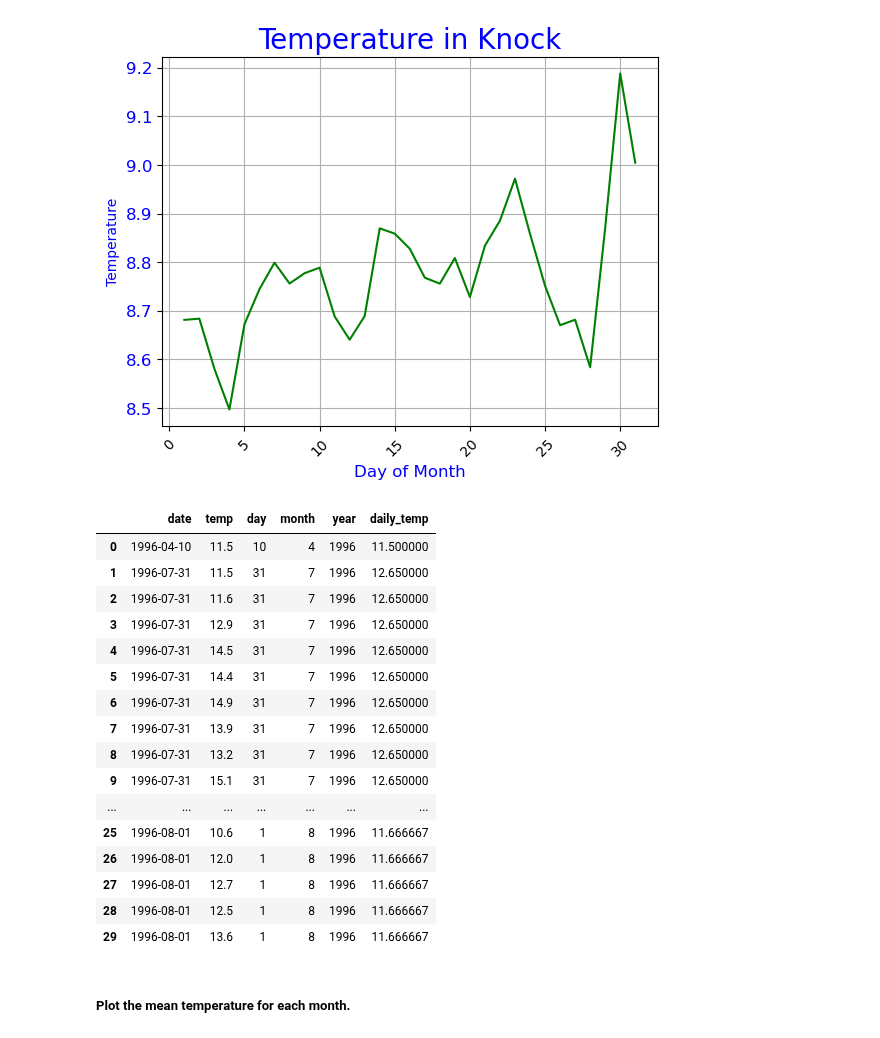
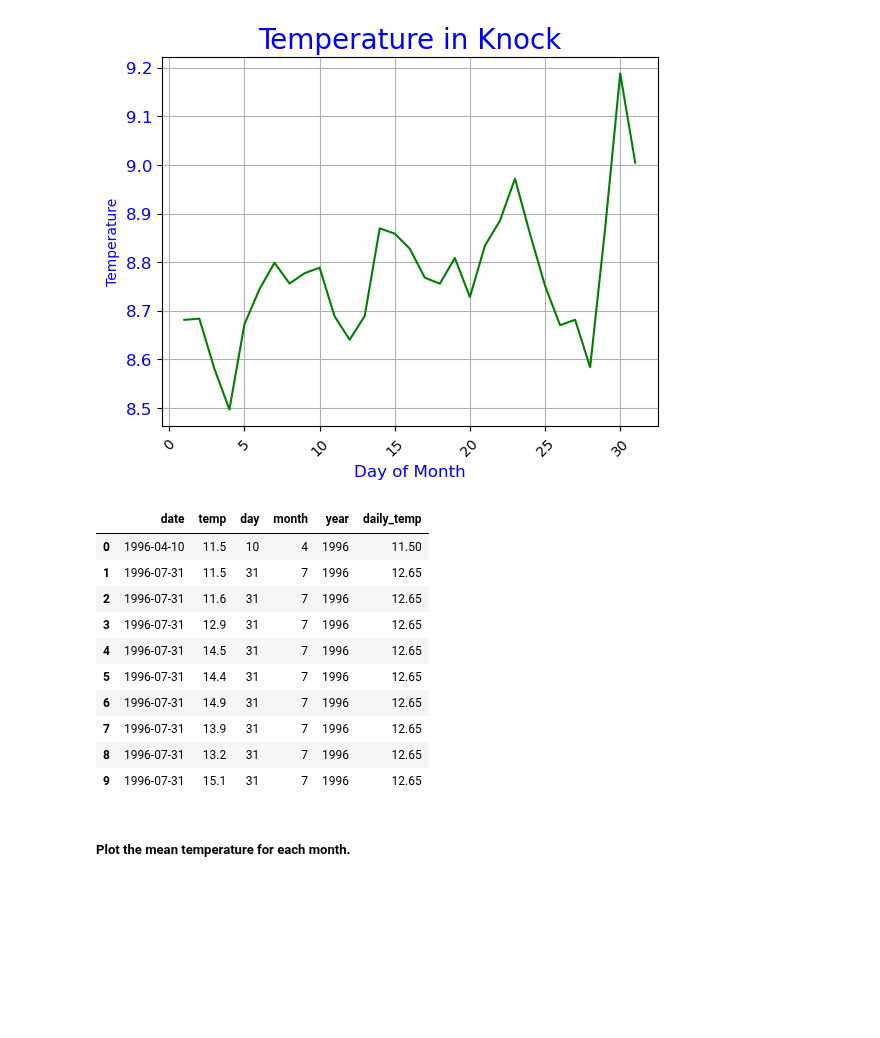
Before and after one commit to Jennyicano/PFDA, a Jupyter notebook: assignments/assignment_6_Weather.ipynb, the cells around one changed output. Drawn from its saved outputs; the diff is of its cells as text; code cells hidden in the pictures; blank space fills up the shorter version.

```diff
--- a/assignments/assignment_6_Weather.ipynb
+++ b/assignments/assignment_6_Weather.ipynb
@@ -261,25 +261,19 @@ plt.show()
 # %% [output]
 [figure]
 # %%
-df[['date', 'temp', 'day', 'month', 'year', 'daily_temp']][:30]
+df[['date', 'temp', 'day', 'month', 'year', 'daily_temp']][:10]
 # %% [output]
 |  | date | temp | day | month | year | daily_temp |
-| 0 | 1996-04-10 | 11.5 | 10 | 4 | 1996 | 11.500000 |
-| 1 | 1996-07-31 | 11.5 | 31 | 7 | 1996 | 12.650000 |
-| 2 | 1996-07-31 | 11.6 | 31 | 7 | 1996 | 12.650000 |
-| 3 | 1996-07-31 | 12.9 | 31 | 7 | 1996 | 12.650000 |
-| 4 | 1996-07-31 | 14.5 | 31 | 7 | 1996 | 12.650000 |
-| 5 | 1996-07-31 | 14.4 | 31 | 7 | 1996 | 12.650000 |
-| 6 | 1996-07-31 | 14.9 | 31 | 7 | 1996 | 12.650000 |
-| 7 | 1996-07-31 | 13.9 | 31 | 7 | 1996 | 12.650000 |
-| 8 | 1996-07-31 | 13.2 | 31 | 7 | 1996 | 12.650000 |
-| 9 | 1996-07-31 | 15.1 | 31 | 7 | 1996 | 12.650000 |
-| ... | ... | ... | ... | ... | ... | ... |
-| 25 | 1996-08-01 | 10.6 | 1 | 8 | 1996 | 11.666667 |
-| 26 | 1996-08-01 | 12.0 | 1 | 8 | 1996 | 11.666667 |
-| 27 | 1996-08-01 | 12.7 | 1 | 8 | 1996 | 11.666667 |
-| 28 | 1996-08-01 | 12.5 | 1 | 8 | 1996 | 11.666667 |
-| 29 | 1996-08-01 | 13.6 | 1 | 8 | 1996 | 11.666667 |
+| 0 | 1996-04-10 | 11.5 | 10 | 4 | 1996 | 11.50 |
+| 1 | 1996-07-31 | 11.5 | 31 | 7 | 1996 | 12.65 |
+| 2 | 1996-07-31 | 11.6 | 31 | 7 | 1996 | 12.65 |
+| 3 | 1996-07-31 | 12.9 | 31 | 7 | 1996 | 12.65 |
+| 4 | 1996-07-31 | 14.5 | 31 | 7 | 1996 | 12.65 |
+| 5 | 1996-07-31 | 14.4 | 31 | 7 | 1996 | 12.65 |
+| 6 | 1996-07-31 | 14.9 | 31 | 7 | 1996 | 12.65 |
+| 7 | 1996-07-31 | 13.9 | 31 | 7 | 1996 | 12.65 |
+| 8 | 1996-07-31 | 13.2 | 31 | 7 | 1996 | 12.65 |
+| 9 | 1996-07-31 | 15.1 | 31 | 7 | 1996 | 12.65 |
 # %% [markdown]
 ##### Plot the mean temperature for each month.
 # %%
```
Also changed, not shown: parts of 1 cell of this notebook, 2 other files.
